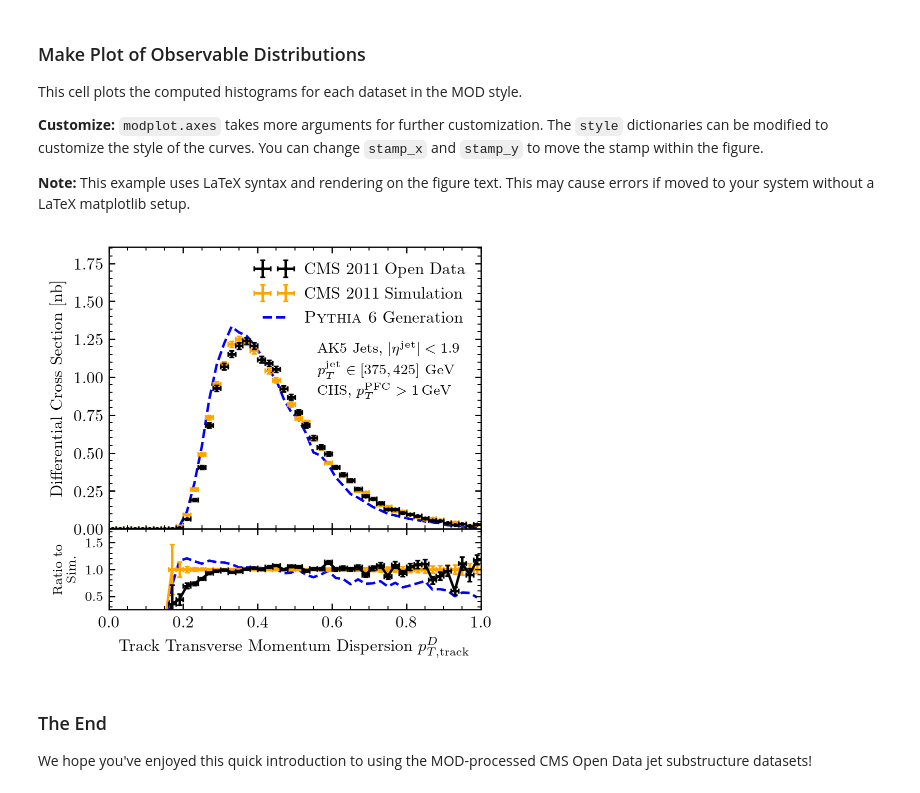
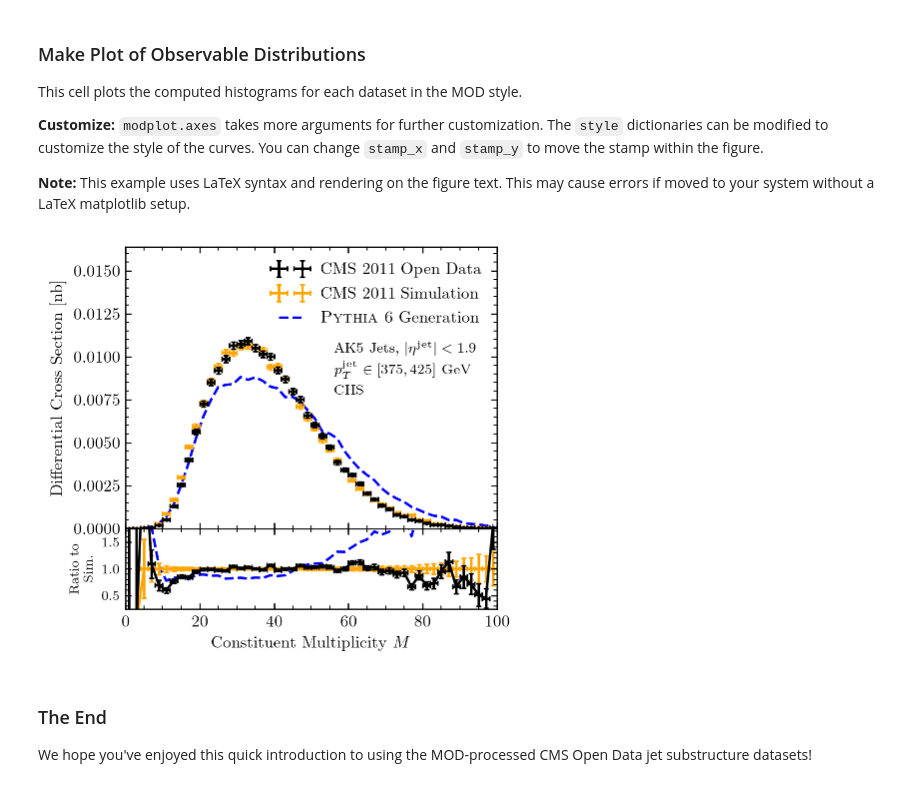
Before and after one commit to thaler-lab/EnergyFlow, a Jupyter notebook: demos/MOD Jet Demo.ipynb, the cells around one changed output. Drawn from its saved outputs; the diff is of its cells as text; code cells hidden in the pictures.

```diff
--- a/demos/MOD Jet Demo.ipynb
+++ b/demos/MOD Jet Demo.ipynb
@@ -63,20 +51,19 @@ This cell determines the jet substructure observable being computed and all of t
 # define your observable on the jet (i.e. list of PFC [pT, y, phi, m, PID, vertex])
 
 def obs(jet):
-    return np.sqrt(np.sum(jet[:,0]**(2))) / np.sum(jet[:,0])
-#    return len(jet)
+    return len(jet)
 
 # define your histogram binning
-bins = np.linspace(0,1,51)
+bins = np.linspace(0,100,51)
 
 # define the x-axis label and y-axis label
-xlabel = r'Track Transverse Momentum Dispersion $p_{T,{\rm track}}^D$'
+xlabel = r'Constituent Multiplicity $M$'
 ylabel = 'Differential Cross Section [nb]'
 
 # specify a particle flow candidate (PFC) filter, defaults to applying CHS only
 # settings are: which ('all' or 'charged'), a PFC ptcut (in GeV), and chs (True or False)
-filt_args = {'which': 'charged', 'pt_cut': 1, 'chs': True}
-filt_legend_label = r'CHS, $p_T^{\rm PFC} > 1\, {\rm GeV}$'
+filt_args = {'which': 'all', 'pt_cut': 0, 'chs': True}
+filt_legend_label = r'CHS'
 # %% [markdown]
 ### Compute Observable Values
 
@@ -89,9 +73,9 @@ warnings.filterwarnings("error")
 # %%
 # compute the observables on the jets, after filtering the PFCs accordingly
-cms_obs = np.asarray([obs(jet[mod.filter_particles(jet, **filt_args)]) for jet in cms.particles])
-sim_obs = np.asarray([obs(jet[mod.filter_particles(jet, **filt_args)]) for jet in sim.particles])
-gen_obs = np.asarray([obs(jet[mod.filter_particles(jet, **filt_args)]) for jet in gen.particles])
+cms_obs = np.asarray([obs(jet[ef.mod.filter_particles(jet, **filt_args)]) for jet in cms.particles])
+sim_obs = np.asarray([obs(jet[ef.mod.filter_particles(jet, **filt_args)]) for jet in sim.particles])
+gen_obs = np.asarray([obs(jet[ef.mod.filter_particles(jet, **filt_args)]) for jet in gen.particles])
 
 # get weight modifications for sim and gen weights
-sim_factors = mod.kfactors('sim', sim.corr_jet_pts, sim.npvs)
-gen_factors = mod.kfactors('gen', gen.jet_pts)
+sim_factors = ef.mod.kfactors('sim', sim.corr_jet_pts, sim.npvs)
+gen_factors = ef.mod.kfactors('gen', gen.jet_pts)
@@ -128,37 +110,43 @@ This cell plots the computed histograms for each dataset in the MOD style.
 # %%
 # get axes in MOD plot format
 fig, axes = modplot.axes(ratio_plot=True, xlabel=xlabel, ylabel=ylabel, ylim_ratio=(0.25, 1.75),
                          xlim=(min(bins), max(bins)), ylim=(0, 1.5*np.max(cms_hist)))
 
 # tiny regulator
 reg = 10**-30
 
 # plot of the cms observable distribution
-cms_style = {'lw':1.5, 'capsize':1.5, 'capthick':1, 'markersize':1.5, 'color':'black', 'label':'CMS 2011 Open Data'}
+cms_style = {'lw':1.5, 'capsize':1.5, 'capthick':1, 'markersize':1.5, 'color':'black',
+             'label':'CMS 2011 Open Data'}
 axes[0].errorbar(midbins, cms_hist, xerr=step/2, yerr=cms_errs, **modplot.cms_style(), zorder=3)
-axes[1].errorbar(midbins, cms_hist/(sim_hist + reg), xerr=step/2, yerr=cms_errs/(sim_hist+reg), **cms_style, zorder=2)
+axes[1].errorbar(midbins, cms_hist/(sim_hist + reg), xerr=step/2, yerr=cms_errs/(sim_hist+reg),
+                 **cms_style, zorder=2)
 
 # plot of the sim observable distribution
-sim_style = {'lw':1.5, 'capsize':1.5, 'capthick':1, 'markersize':1.5, 'color':'orange', 'label':'CMS 2011 Simulation'}
+sim_style = {'lw':1.5, 'capsize':1.5, 'capthick':1, 'markersize':1.5, 'color':'orange',
+             'label':'CMS 2011 Simulation'}
 axes[0].errorbar(midbins, sim_hist, xerr=step/2, yerr=sim_errs, **modplot.sim_style(), zorder=2)
-axes[1].errorbar(midbins, sim_hist/(sim_hist+reg), xerr=step/2, yerr=sim_errs/(sim_hist+reg), **sim_style, zorder=1)
+axes[1].errorbar(midbins, sim_hist/(sim_hist+reg), xerr=step/2, yerr=sim_errs/(sim_hist+reg),
+                 **sim_style, zorder=1)
 
 # plot of the gen observable distribution
 gen_style = {'lw': 1.5, 'ls': '--', 'color': 'blue', 'label': '\\textsc{Pythia 6} Generation'}
 axes[0].plot(midbins, gen_hist, **modplot.gen_style(), zorder=0)
 axes[1].plot(midbins, gen_hist/(sim_hist + reg), **gen_style, zorder=0)
 
 # additional plot modifications
 stamp_x, stamp_y = 0.56, 0.64
-modplot.stamp(stamp_x, stamp_y, ax=axes[0], line_0=legend_label_0, line_1=legend_label_1, line_2=filt_legend_label)
+modplot.stamp(stamp_x, stamp_y, ax=axes[0],
+              line_0=legend_label_0, line_1=legend_label_1, line_2=filt_legend_label)
 modplot.legend(ax=axes[0], order=[1,2,0])
 
 # save plot. The tx & ty parameters are the watermark x & y positions and may need to be adjusted
+# note that you will need to have MODLogo.pdf placed in the proper location for this to work
 #modplot.save(fig, 'figname', tx=46, ty=252, out_plots_dir='../plots')
 
 fig.show()
 # %% [output]
-[figure, old version]
+[figure, new version]
 # %% [markdown]
 ### The End
 
```
Also changed, not shown: parts of 4 cells of this notebook.
